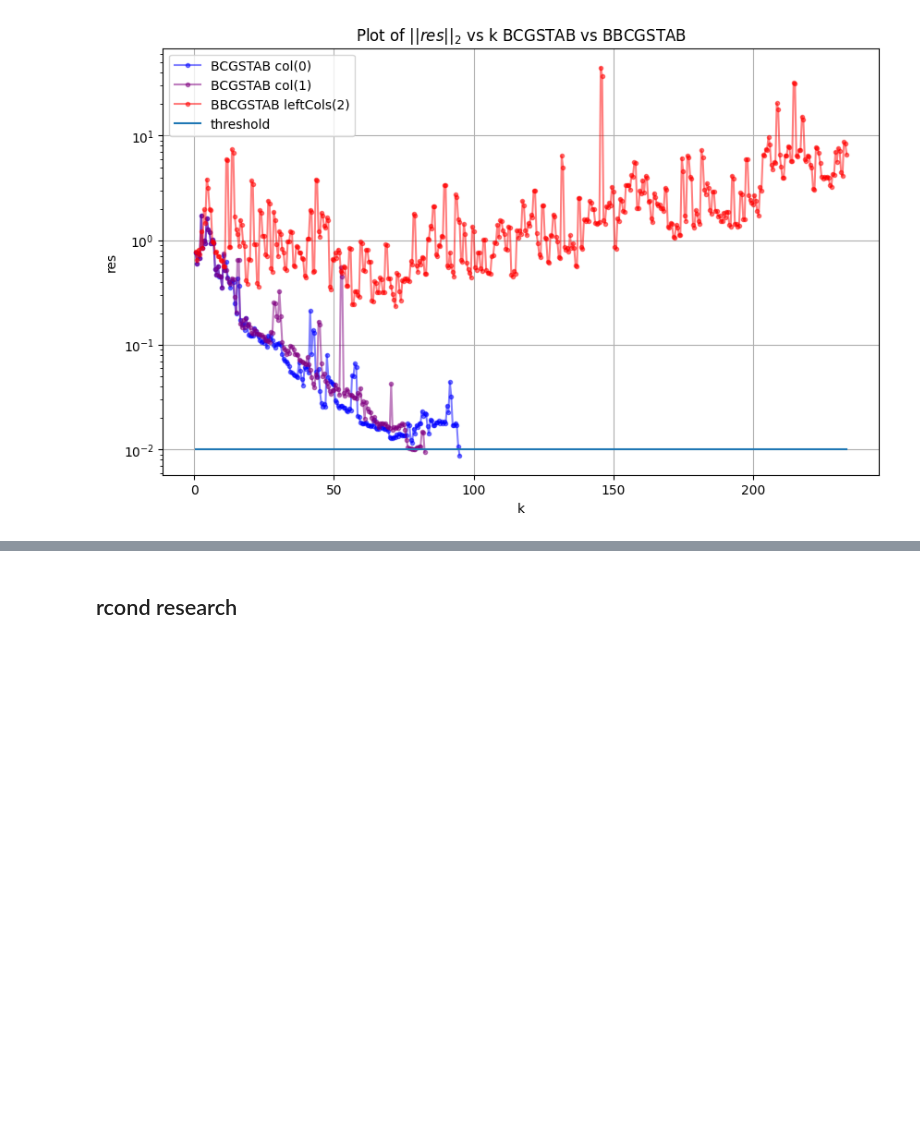
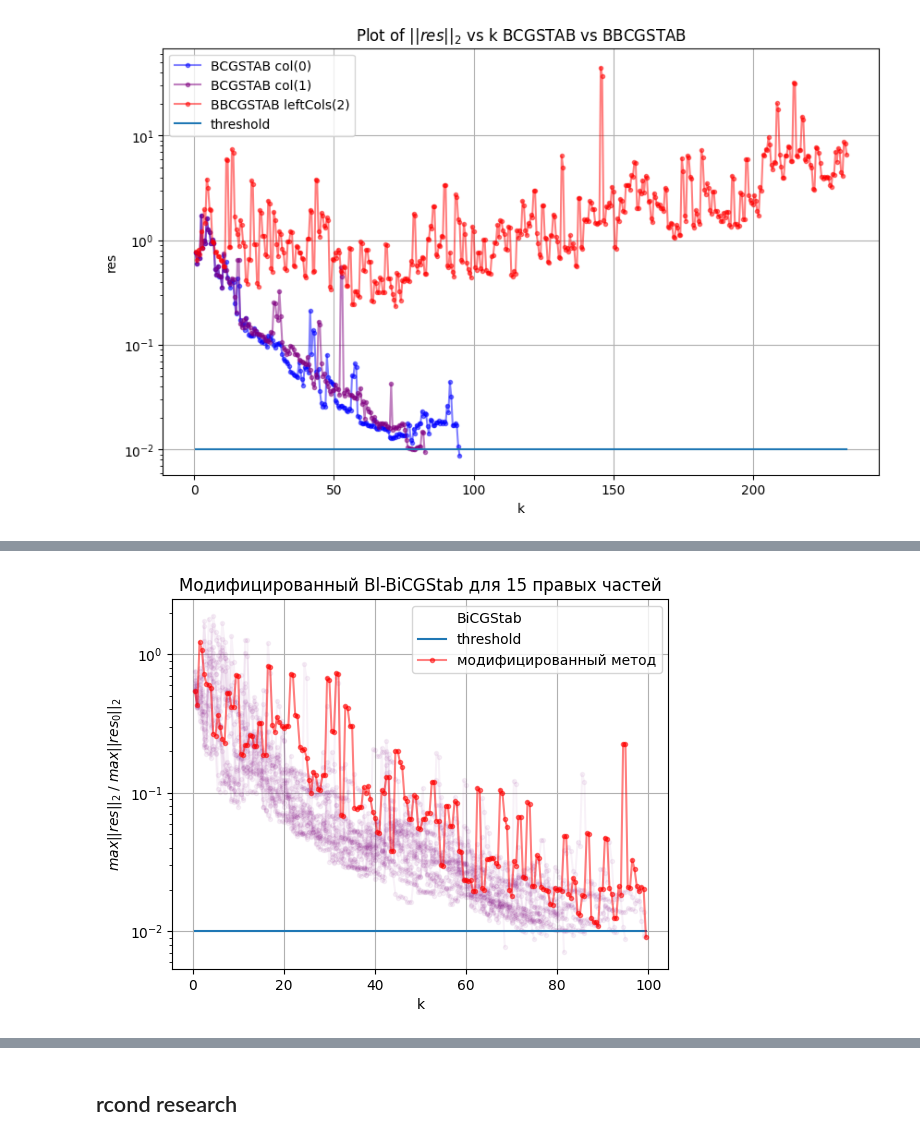
Before and after one commit to KozlovNA/BiCG_with_BLAS, a Jupyter notebook: BBCGSTAB_analisys.ipynb, the cells around one changed output, grey strips where cells are left out. Cells and saved outputs as stored; diff of their text form; code cells hidden in the pictures; blank space fills up the shorter version.

```diff
--- a/BBCGSTAB_analisys.ipynb
+++ b/BBCGSTAB_analisys.ipynb
@@ -177,3 +177,100 @@ else:
     print("The required columns 'k' and 'res_2norm' are not in the CSV file.")
 # %% [output]
 [figure]
+# %%
+import pandas as pd
+import matplotlib.pyplot as plt
+import numpy as np
+
+bcgs_columns = np.array([180, 204, 155, 229, 130, 255, 104, 284, 75, 320, 39, 360, 0, 168, 242])
+sum_k = 0
+for col_name in bcgs_columns:
+    csv_file_path = './output/tezisi/one_rhs/bicgstab_logs'+ str(col_name) +'.csv'
+    data = pd.read_csv(csv_file_path)
+
+    # Check if the required columns exist
+    if 'k' in data.columns and 'res_2norm_rel' in data.columns:
+        # Extract the columns
+        x = np.array(data['k'])
+        sum_k += x[-1]
+        y = data['res_2norm_rel']
+        plt.plot(x, y, marker='o', markersize=3, linestyle='-', color='purple',alpha=0.05)
+        plt.semilogy()
+
+    else:
+        print("The required columns 'k' and 'res_2norm' are not in the CSV file.")
+
+
+csv_file_path = './output/tezisi/one_rhs/bicgstab_logs'+ str(180) +'.csv'
+data = pd.read_csv(csv_file_path)
+
+# Check if the required columns exist
+if 'k' in data.columns and 'res_2norm_rel' in data.columns:
+    # Extract the columns
+    x = data['k']
+    y = data['res_2norm_rel']
+    plt.plot(x, y, marker='o', markersize=3, linestyle='-', color='purple',alpha=0.0, label="BiCGStab")
+    plt.semilogy()
+
+else:
+    print("The required columns 'k' and 'res_2norm' are not in the CSV file.")
+
+print(sum_k)
+###############################
+
+csv_file_path = './output/bbcgsr/rrqr_361_rhs_15_picked_phat.csv'
+
+data = pd.read_csv(csv_file_path)
+
+# Check if the required columns exist
+if 'k' in data.columns and 'res_max2norm_rel' in data.columns:
+    # Extract the columns
+    x = np.array(data['k'])
+    print(x[-1]*15)
+    print(x[-1]*15 / sum_k)
+    y = data['res_max2norm_rel']
+    # Create the plot
+    # plt.figure(figsize=(10, 6))
+    eps = 0.01*np.ones(len(x))
+    plt.plot(x, eps, label='threshold')
+    plt.plot(x, y, marker='o', markersize=3, linestyle='-', color='tab:purple', alpha=0.5, label=r'модифицированный метод без $\hat{P}$')
+
+
+# Load the CSV file
+# Replace 'your_file.csv' with the path to your CSV file
+# csv_file_path = './output/tezisi/many_rhs_bicgstabregul/blbicgstabregul_log15.csv'
+# csv_file_path = './output/tezisi/many_rhs_bicgstabregul/BBCGSR_logs.csv'
+# csv_file_path = './output/tezisi/many_rhs_bicgstab/BBCGSTAB_logs.csv'
+csv_file_path = './output/bbcgsr/rrqr_361_rhs_15_picked_phat.csv'
+
+data = pd.read_csv(csv_file_path)
+
+# Check if the required columns exist
+if 'k' in data.columns and 'res_max2norm_rel' in data.columns:
+    # Extract the columns
+    x = np.array(data['k'])
+    print(x[-1]*15)
+    print(x[-1]*15 / sum_k)
+    y = data['res_max2norm_rel']
+    # Create the plot
+    # plt.figure(figsize=(10, 6))
+    eps = 0.01*np.ones(len(x))
+    plt.plot(x, eps, label='threshold')
+    plt.plot(x, y, marker='o', markersize=3, linestyle='-', color='r', alpha=0.5, label='модифицированный метод')
+    # Adding titles and labels
+    plt.title('Модифицированный Bl-BiCGStab для 15 правых частей')
+    plt.xlabel('k')
+    plt.ylabel(r'$max||res||_2 \; / \; max||res_0||_2 $')
+    plt.semilogy()
+
+    # Show grid
+    plt.grid()
+
+    # Add legend
+    plt.legend()
+
+    plt.show()
+    # Show the plot
+else:
+    print("The required columns 'k' and 'res_2norm' are not in the CSV file.")
+# %% [output]
@@ -180,3 +280,4 @@ else:
+[figure, added]
 # %%
 import pandas as pd
 import matplotlib.pyplot as plt
```
Also changed, not shown: parts of 5 cells of this notebook, 8 other files.
